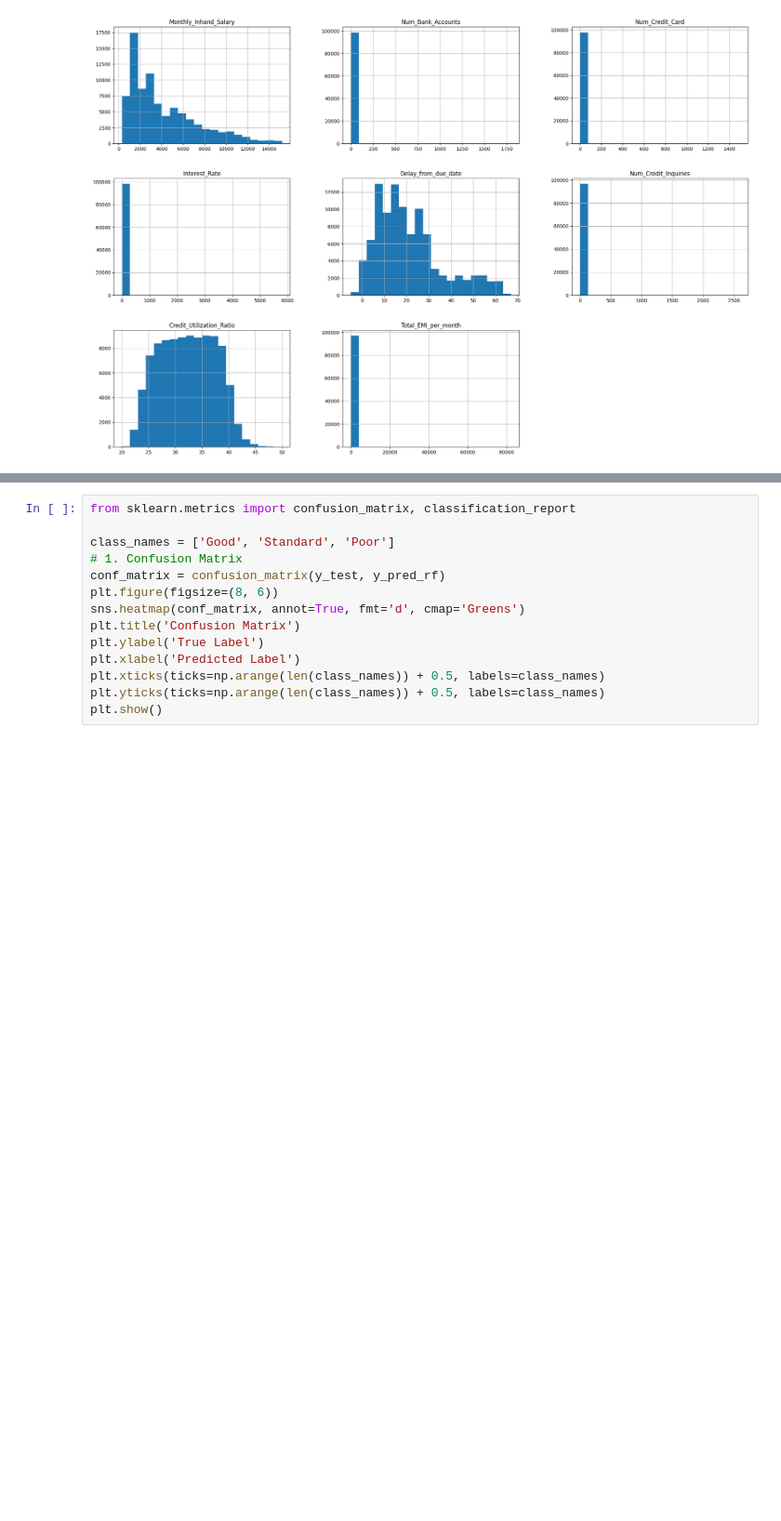
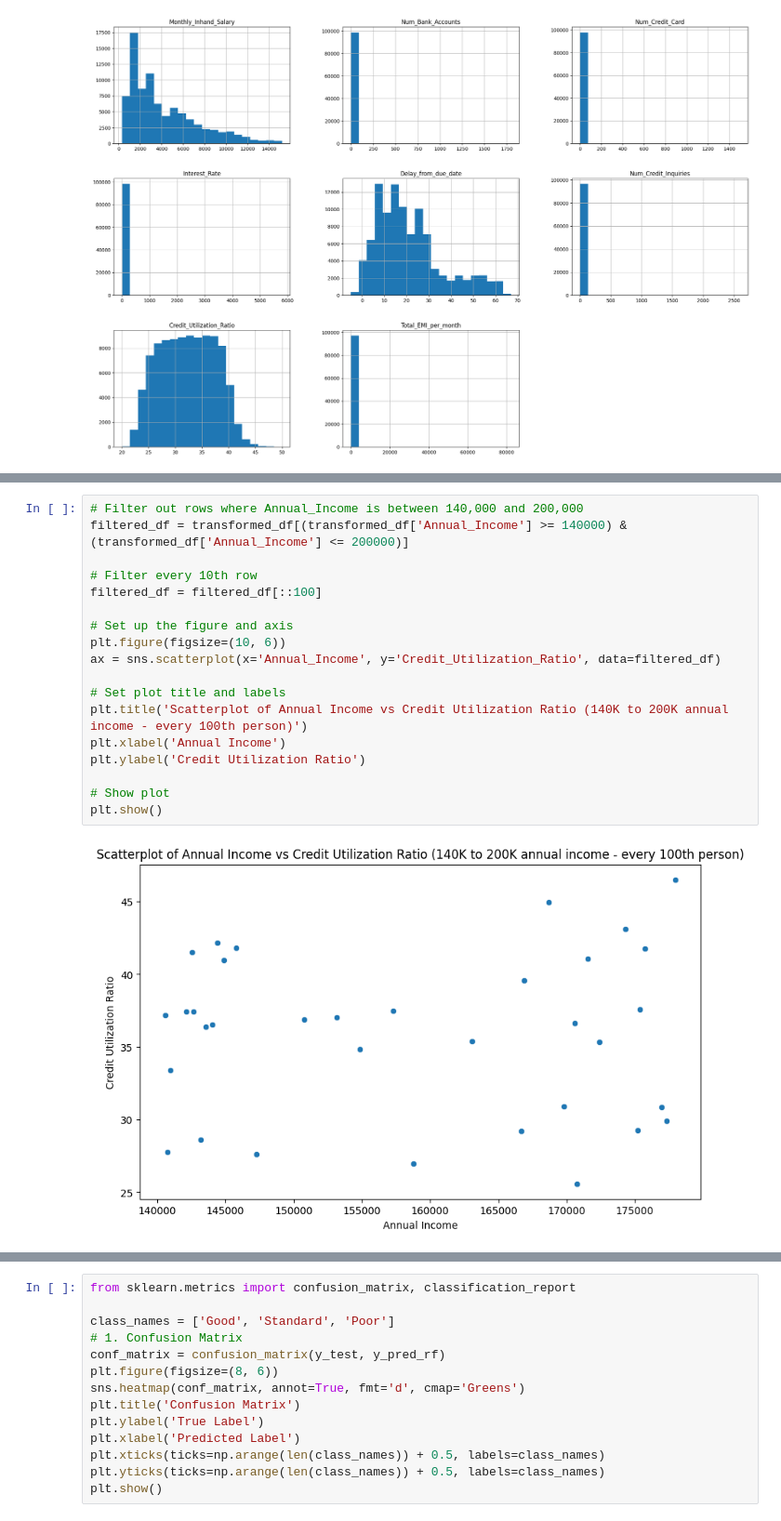
Before and after one commit to Harshk10-star/Credit-Score-Classification, a Jupyter notebook: project.ipynb, the cells around one changed output, grey strips where cells are left out. Shown at 93% size. Cells and saved outputs as stored; diff of their text form; blank space fills up the shorter version.

```diff
--- a/project.ipynb
+++ b/project.ipynb
@@ -365,3 +436,23 @@ plt.show()
+# %%
+# Filter out rows where Annual_Income is between 140,000 and 200,000
+filtered_df = transformed_df[(transformed_df['Annual_Income'] >= 140000) & (transformed_df['Annual_Income'] <= 200000)]
+
+# Filter every 10th row
+filtered_df = filtered_df[::100]
+
+# Set up the figure and axis
+plt.figure(figsize=(10, 6))
+ax = sns.scatterplot(x='Annual_Income', y='Credit_Utilization_Ratio', data=filtered_df)
+
+# Set plot title and labels
+plt.title('Scatterplot of Annual Income vs Credit Utilization Ratio (140K to 200K annual income - every 100th person)')
+plt.xlabel('Annual Income')
+plt.ylabel('Credit Utilization Ratio')
+
+# Show plot
+plt.show()
+# %% [output]
+[figure, added]
 # %%
 x = test_info.drop(['Credit_Score'], axis=1)
 y = test_info['Credit_Score']
```
Also changed, not shown: parts of 18 cells of this notebook.
